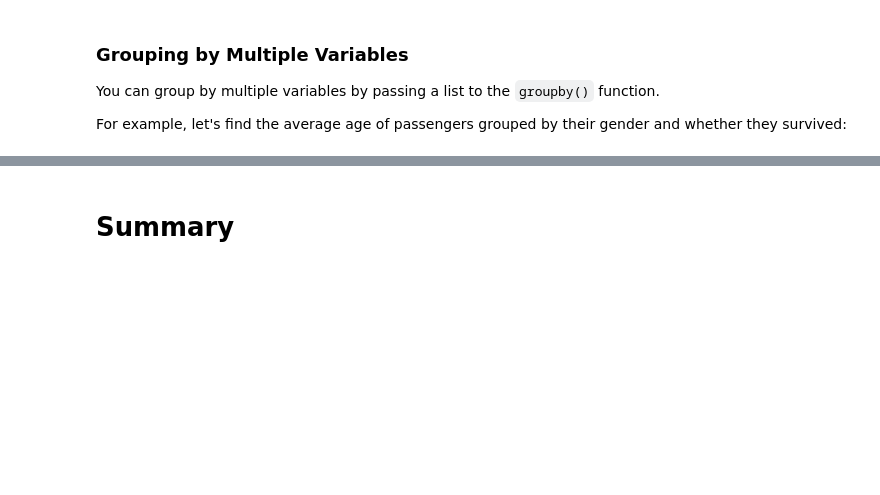
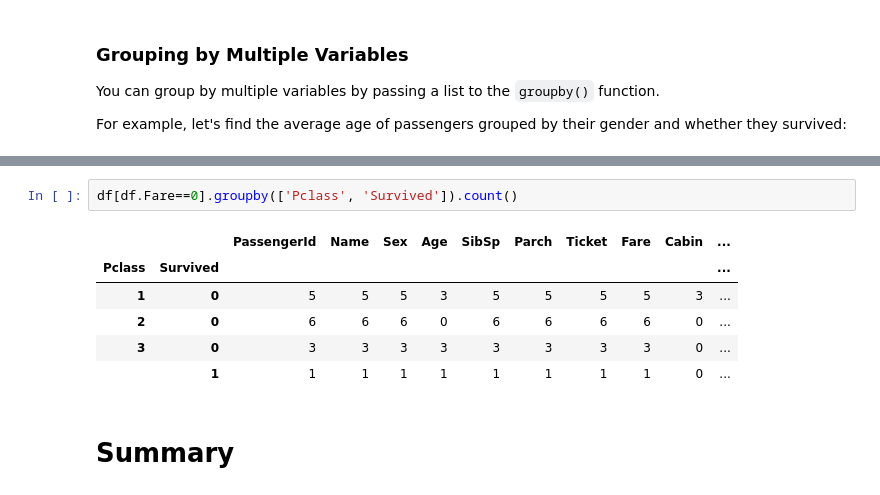
Before and after one commit to Ironhack-Data-Madrid-Enero-2024/apuntes_clase, a Jupyter notebook: semana_2/2.4_aggregating_data.ipynb, the cells around one changed output, grey strips where cells are left out. Saved outputs shown, nothing was run; the diff lists cells and outputs as text; blank space fills up the shorter version.

```diff
--- a/semana_2/2.4_aggregating_data.ipynb
+++ b/semana_2/2.4_aggregating_data.ipynb
@@ -76,3 +449,12 @@ For example, let's find the average age of passengers grouped by their gender an
+# %%
+df[df.Fare==0].groupby(['Pclass', 'Survived']).count()
+# %% [output]
+|  |  | PassengerId | Name | Sex | Age | SibSp | Parch | Ticket | Fare | Cabin | ... |
+| Pclass | Survived |  |  |  |  |  |  |  |  |  | ... |
+| 1 | 0 | 5 | 5 | 5 | 3 | 5 | 5 | 5 | 5 | 3 | ... |
+| 2 | 0 | 6 | 6 | 6 | 0 | 6 | 6 | 6 | 6 | 0 | ... |
+| 3 | 0 | 3 | 3 | 3 | 3 | 3 | 3 | 3 | 3 | 0 | ... |
+|  | 1 | 1 | 1 | 1 | 1 | 1 | 1 | 1 | 1 | 0 | ... |
 # %% [markdown]
 # Summary
 # %% [markdown]
```
Also changed, not shown: parts of 43 cells of this notebook.
